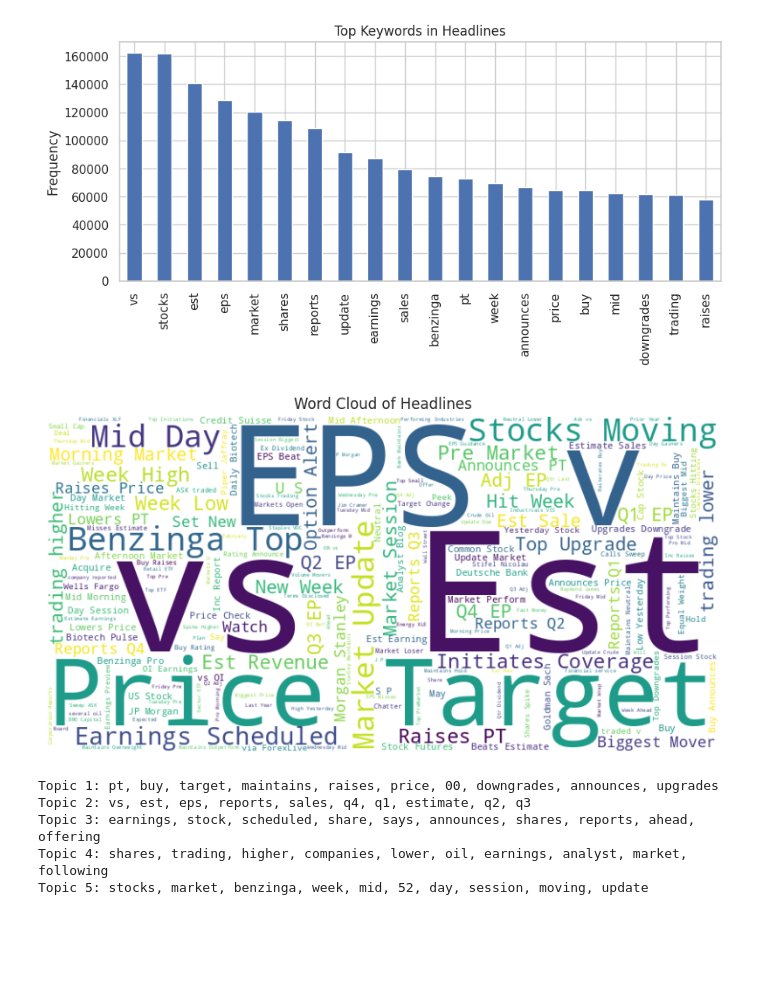
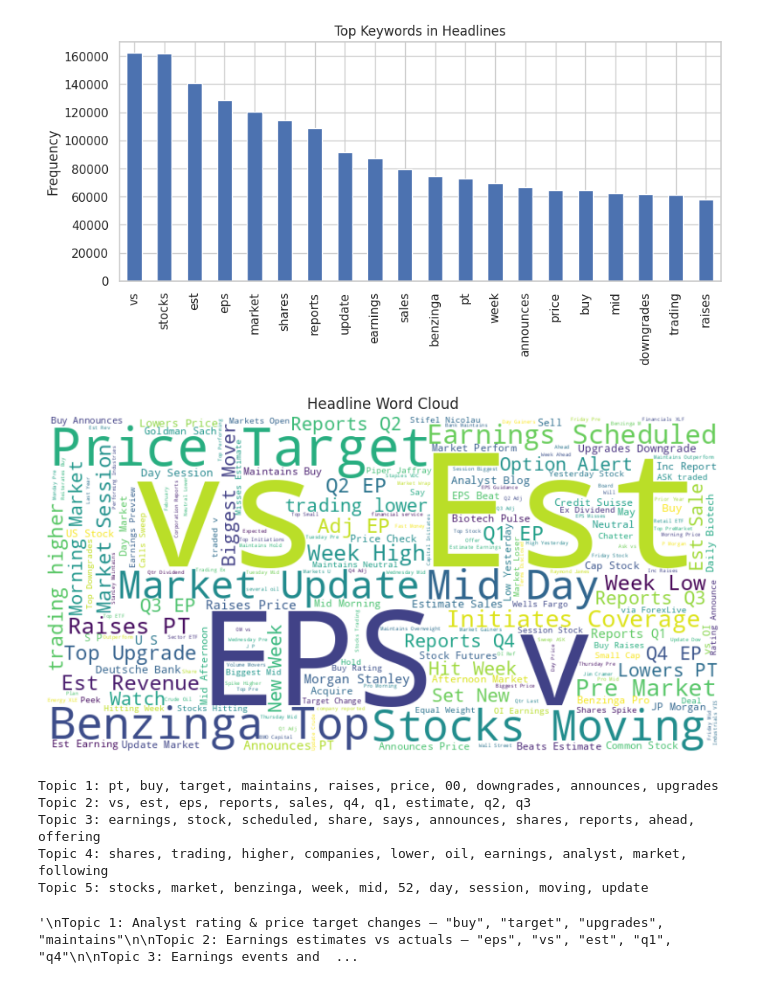
Before and after one commit to NuryeNigusMekonen/sentiment-stock-predictor-for-nova-insights-PLLC, a Jupyter notebook: notebooks/eda_news_analysis.ipynb, the cells around one changed output. Drawn from its saved outputs; the diff is of its cells as text; code cells hidden in the pictures; blank space fills up the shorter version.

```diff
--- a/notebooks/eda_news_analysis.ipynb
+++ b/notebooks/eda_news_analysis.ipynb
@@ -120,22 +124,25 @@ plt.show()
 # %% [output]
 [figure]
 # %%
-# word cloud
+# word cloud of headline
+from wordcloud import WordCloud
+
 wordcloud = generate_wordcloud(news_df)
+
 plt.figure(figsize=(10, 5))
-plt.imshow(wordcloud, interpolation="bilinear")
-plt.axis("off")
-plt.title("Word Cloud of Headlines")
+plt.imshow(wordcloud, interpolation='bilinear')
+plt.axis('off')
+plt.title("Headline Word Cloud")
 plt.show()
 # %% [output]
-[figure, old version]
+[figure, new version]
 # %%
 #topic modleing (LDA)
 topics = lda_topics(news_df, num_topics=5, num_words=10)
 
-# Display topics
-for i, topic in enumerate(topics):
-    print(f"Topic {i+1}: {', '.join(topic)}")
+for i, topic in enumerate(topics, start=1):
+    print(f"Topic {i}: {', '.join(topic)}")
+
 
 """
 Topic 1: Analyst rating & price target changes — "buy", "target", "upgrades", "maintains"
@@ -153,4 +160,5 @@ Topic 2: vs, est, eps, reports, sales, q4, q1, estimate, q2, q3
 Topic 3: earnings, stock, scheduled, share, says, announces, shares, reports, ahead, offering
 Topic 4: shares, trading, higher, companies, lower, oil, earnings, analyst, market, following
 Topic 5: stocks, market, benzinga, week, mid, 52, day, session, moving, update
+'\nTopic 1: Analyst rating & price target changes — "buy", "target", "upgrades", "maintains"\n\nTopic 2: Earnings estimates vs actuals — "eps", "vs", "est", "q1", "q4"\n\nTopic 3: Earnings events and  ...
 # %%
```
Also changed, not shown: parts of 11 cells of this notebook, 19 other files.
